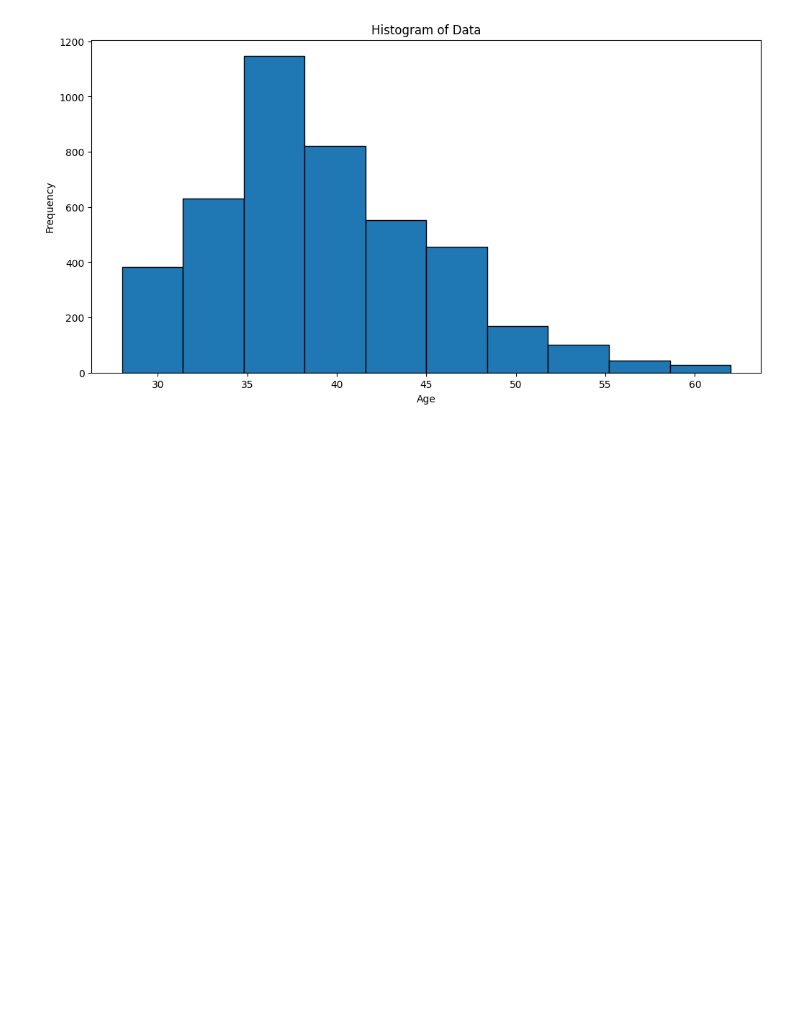
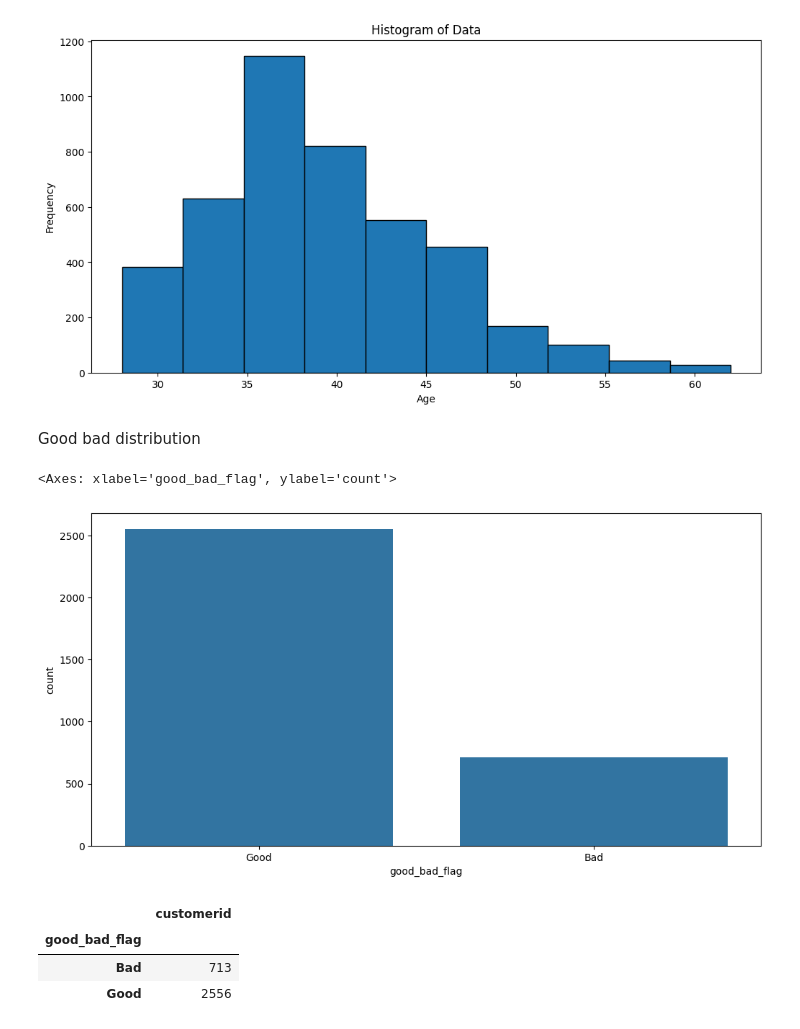
Before and after one commit to Group-10-Refactory-Capstone/Group10RefactoryCapstone, a Jupyter notebook: exploratory_data_analysis_julian.ipynb, the cells around one changed output. Drawn from its saved outputs; the diff is of its cells as text; code cells hidden in the pictures; blank space fills up the shorter version.

Commit message:
Good_Bad count plot

```diff
--- a/exploratory_data_analysis_julian.ipynb
+++ b/exploratory_data_analysis_julian.ipynb
@@ -203,3 +203,17 @@ plt.ylabel('Frequency')
 plt.show()
 # %% [output]
 [figure]
+# %% [markdown]
+Good bad distribution
+# %%
+sns.countplot(x='good_bad_flag',data=unencoded)
+# %% [output]
+<Axes: xlabel='good_bad_flag', ylabel='count'>
+[figure, added]
+# %%
+unencoded.groupby('good_bad_flag').agg({'customerid':'nunique'})
+# %% [output]
+|  | customerid |
+| good_bad_flag |  |
+| Bad | 713 |
+| Good | 2556 |
```
